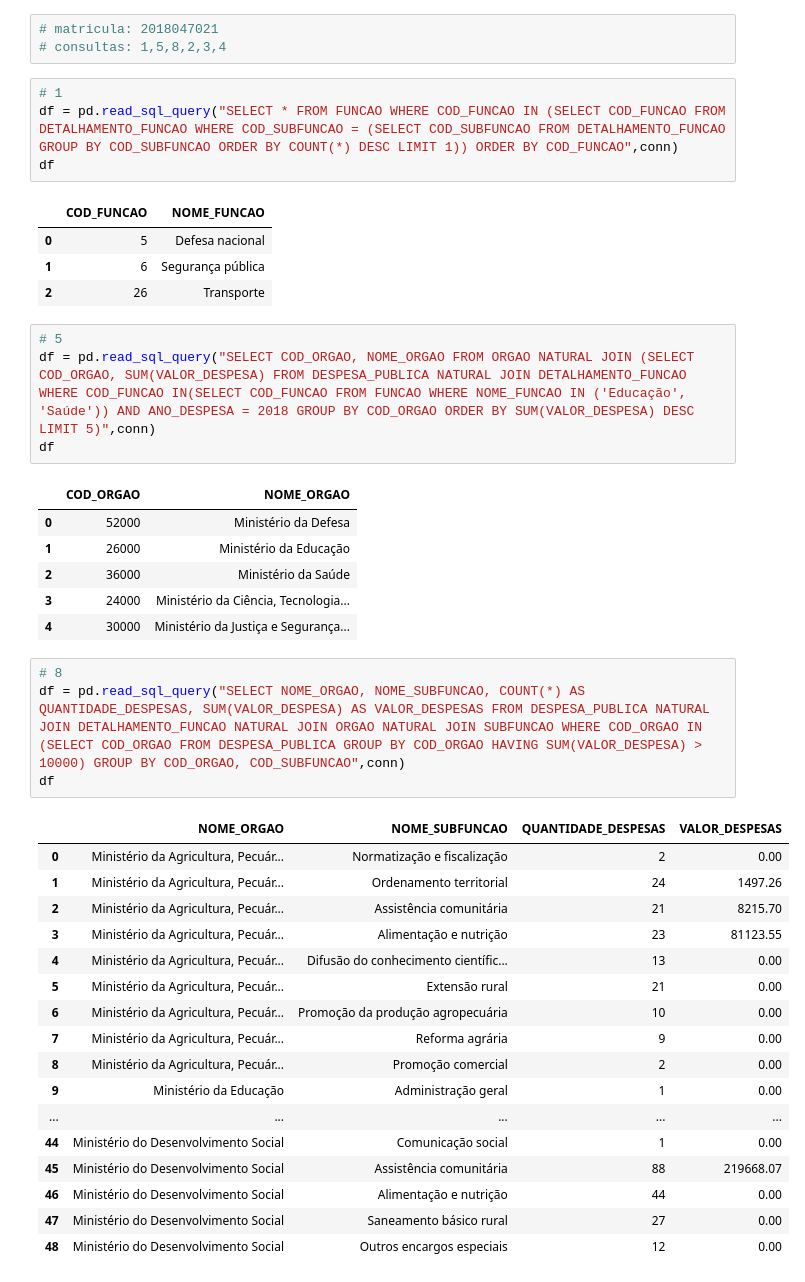
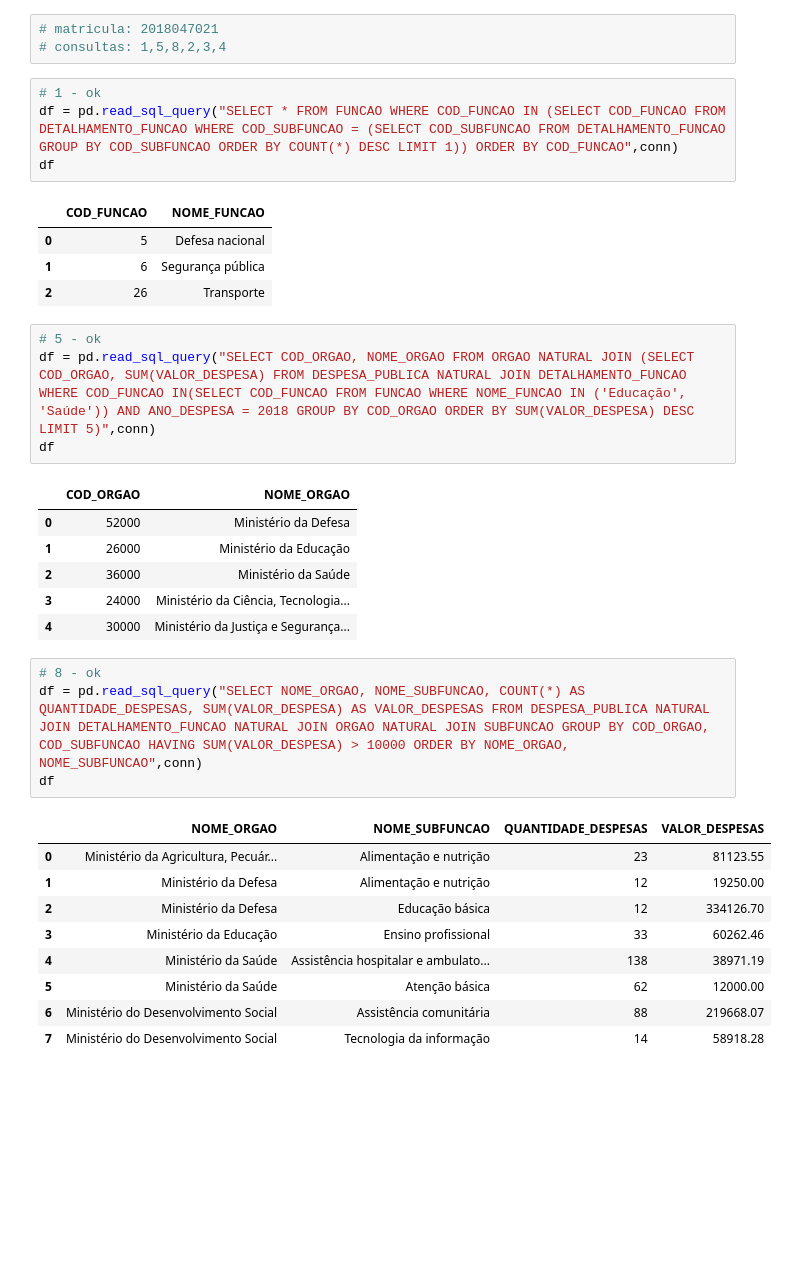
Before and after one commit to jeangeorge/ufmg, a Jupyter notebook: 4_semester/ibd/tp1/tp1.ipynb, the cells around one changed output. Drawn from its saved outputs; the diff is of its cells as text; blank space fills up the shorter version.

```diff
--- a/4_semester/ibd/tp1/tp1.ipynb
+++ b/4_semester/ibd/tp1/tp1.ipynb
@@ -15,7 +14,7 @@ cursor = conn.cursor()
 # matricula: 2018047021
 # consultas: 1,5,8,2,3,4
 # %%
-# 1
+# 1 - ok
 df = pd.read_sql_query("SELECT * FROM FUNCAO WHERE COD_FUNCAO IN (SELECT COD_FUNCAO FROM DETALHAMENTO_FUNCAO WHERE COD_SUBFUNCAO = (SELECT COD_SUBFUNCAO FROM DETALHAMENTO_FUNCAO GROUP BY COD_SUBFUNCAO ORDER BY COUNT(*) DESC LIMIT 1)) ORDER BY COD_FUNCAO",conn)
 df
 # %% [output]
@@ -24,7 +23,7 @@ df
 | 1 | 6 | Segurança pública |
 | 2 | 26 | Transporte |
 # %%
-# 5
+# 5 - ok
 df = pd.read_sql_query("SELECT COD_ORGAO, NOME_ORGAO FROM ORGAO NATURAL JOIN (SELECT COD_ORGAO, SUM(VALOR_DESPESA) FROM DESPESA_PUBLICA NATURAL JOIN DETALHAMENTO_FUNCAO WHERE COD_FUNCAO IN(SELECT COD_FUNCAO FROM FUNCAO WHERE NOME_FUNCAO IN ('Educação', 'Saúde')) AND ANO_DESPESA = 2018 GROUP BY COD_ORGAO ORDER BY SUM(VALOR_DESPESA) DESC LIMIT 5)",conn)
 df
 # %% [output]
@@ -35,25 +34,17 @@ df
 | 3 | 24000 | Ministério da Ciência, Tecnologia... |
 | 4 | 30000 | Ministério da Justiça e Segurança... |
 # %%
-# 8
-df = pd.read_sql_query("SELECT NOME_ORGAO, NOME_SUBFUNCAO, COUNT(*) AS QUANTIDADE_DESPESAS, SUM(VALOR_DESPESA) AS VALOR_DESPESAS FROM DESPESA_PUBLICA NATURAL JOIN DETALHAMENTO_FUNCAO NATURAL JOIN ORGAO NATURAL JOIN SUBFUNCAO WHERE COD_ORGAO IN (SELECT COD_ORGAO FROM DESPESA_PUBLICA GROUP BY COD_ORGAO HAVING SUM(VALOR_DESPESA) > 10000) GROUP BY COD_ORGAO, COD_SUBFUNCAO",conn)
+# 8 - ok
+df = pd.read_sql_query("SELECT NOME_ORGAO, NOME_SUBFUNCAO, COUNT(*) AS QUANTIDADE_DESPESAS, SUM(VALOR_DESPESA) AS VALOR_DESPESAS FROM DESPESA_PUBLICA NATURAL JOIN DETALHAMENTO_FUNCAO NATURAL JOIN ORGAO NATURAL JOIN SUBFUNCAO GROUP BY COD_ORGAO, COD_SUBFUNCAO HAVING SUM(VALOR_DESPESA) > 10000 ORDER BY NOME_ORGAO, NOME_SUBFUNCAO",conn)
 df
 # %% [output]
 |  | NOME_ORGAO | NOME_SUBFUNCAO | QUANTIDADE_DESPESAS | VALOR_DESPESAS |
-| 0 | Ministério da Agricultura, Pecuár... | Normatização e fiscalização | 2 | 0.00 |
-| 1 | Ministério da Agricultura, Pecuár... | Ordenamento territorial | 24 | 1497.26 |
-| 2 | Ministério da Agricultura, Pecuár... | Assistência comunitária | 21 | 8215.70 |
-| 3 | Ministério da Agricultura, Pecuár... | Alimentação e nutrição | 23 | 81123.55 |
-| 4 | Ministério da Agricultura, Pecuár... | Difusão do conhecimento científic... | 13 | 0.00 |
-| 5 | Ministério da Agricultura, Pecuár... | Extensão rural | 21 | 0.00 |
-| 6 | Ministério da Agricultura, Pecuár... | Promoção da produção agropecuária | 10 | 0.00 |
-| 7 | Ministério da Agricultura, Pecuár... | Reforma agrária | 9 | 0.00 |
-| 8 | Ministério da Agricultura, Pecuár... | Promoção comercial | 2 | 0.00 |
-| 9 | Ministério da Educação | Administração geral | 1 | 0.00 |
-| ... | ... | ... | ... | ... |
-| 44 | Ministério do Desenvolvimento Social | Comunicação social | 1 | 0.00 |
-| 45 | Ministério do Desenvolvimento Social | Assistência comunitária | 88 | 219668.07 |
-| 46 | Ministério do Desenvolvimento Social | Alimentação e nutrição | 44 | 0.00 |
-| 47 | Ministério do Desenvolvimento Social | Saneamento básico rural | 27 | 0.00 |
-| 48 | Ministério do Desenvolvimento Social | Outros encargos especiais | 12 | 0.00 |
+| 0 | Ministério da Agricultura, Pecuár... | Alimentação e nutrição | 23 | 81123.55 |
+| 1 | Ministério da Defesa | Alimentação e nutrição | 12 | 19250.00 |
+| 2 | Ministério da Defesa | Educação básica | 12 | 334126.70 |
+| 3 | Ministério da Educação | Ensino profissional | 33 | 60262.46 |
+| 4 | Ministério da Saúde | Assistência hospitalar e ambulato... | 138 | 38971.19 |
+| 5 | Ministério da Saúde | Atenção básica | 62 | 12000.00 |
+| 6 | Ministério do Desenvolvimento Social | Assistência comunitária | 88 | 219668.07 |
+| 7 | Ministério do Desenvolvimento Social | Tecnologia da informação | 14 | 58918.28 |
 # %%
```
Also changed, not shown: parts of 8 cells of this notebook, 6 other files.
